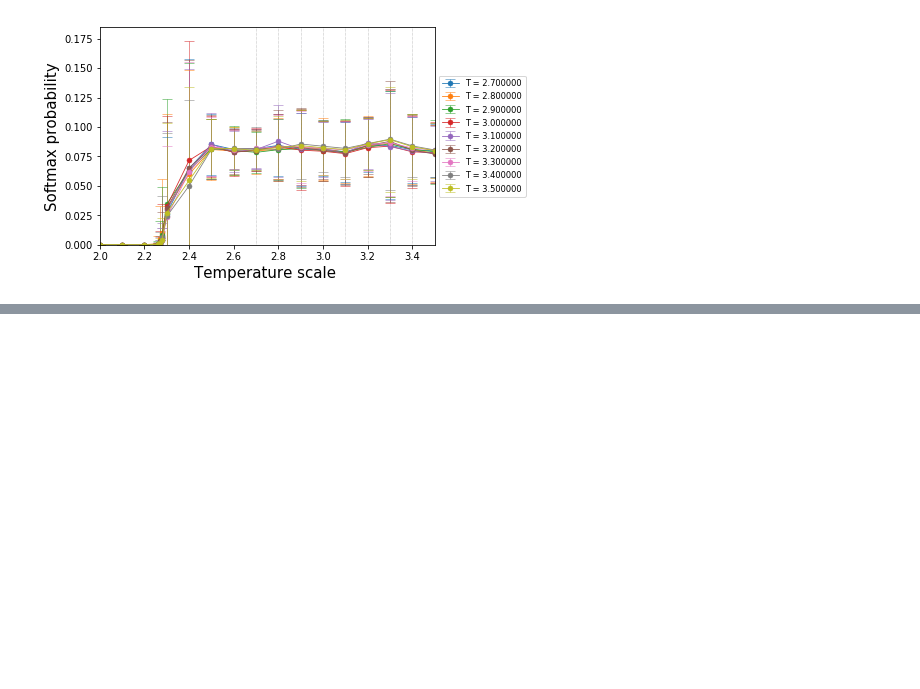
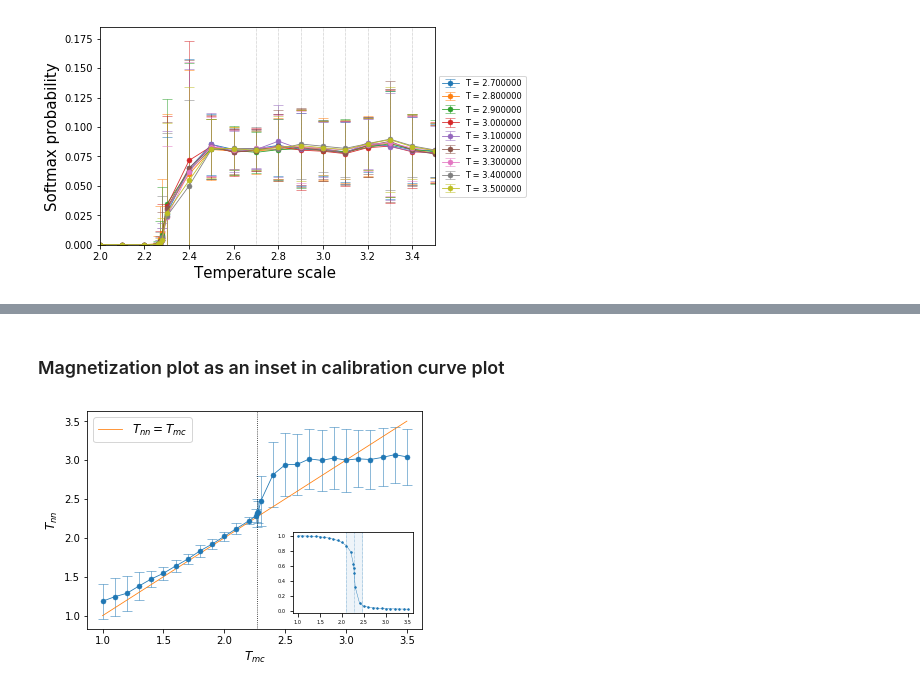
Before and after one commit to rodsveiga/rbm_flows_ising, a Jupyter notebook: NN_L100_thermometer_Onsager_scale.ipynb, the cells around one changed output, grey strips where cells are left out. Drawn from its saved outputs; the diff is of its cells as text; code cells hidden in the pictures; blank space fills up the shorter version.

```diff
--- a/NN_L100_thermometer_Onsager_scale.ipynb
+++ b/NN_L100_thermometer_Onsager_scale.ipynb
@@ -312,7 +312,8 @@ def calibration_curve(temp_,
                       x_min= 1,
                       x_max= 3.5,
                       publication= False,
-                      save= False):
+                      save= False,
+                      show= True):
 
     if publication:
         plt.figure(figsize=(3.375, 0.678*3.375))
@@ -370,7 +371,8 @@ def calibration_curve(temp_,
             path_fig = 'figures/CALIB_THERM_L%d_Onsager.pdf' % L
             plt.savefig(path_fig, bbox_inches='tight')
 
-    plt.show()
+    if show:
+        plt.show()
 # %%
 calibration_curve(temp_,
                   calib_curve,
@@ -447,0 +613,48 @@ thermometer(test_data_,
+# %% [markdown]
+### Magnetization plot as an inset in calibration curve plot
+# %%
+publication= False
+save= False
+L = 100
+
+
+if publication:
+    plt.figure(figsize= (3.375, 0.678*3.375))
+    if save:
+        path_file = 'figures/PUB_CALIB_THERM_L%d_Onsager_INSET.pdf' % L
+
+else:
+    if save:
+        path_file = 'figures/CALIB_THERM_L%d_Onsager_INSET.pdf' % L
+
+
+
+
+calibration_curve(temp_,
+                  calib_curve,
+                  L= L,
+                  x_min= 1.0,
+                  x_max= 3.5,
+                  publication= False,
+                  save= False,
+                  show= False)
+
+a = plt.axes([0.6, 0.18, 0.28, 0.28])
+
+
+mag_plot_std(L= L,
+             spin_MC= ising_data,
+             Tc_scaled= False,
+             temp_c= temp_c,
+             std__c= std__c,
+             save= False,
+             publication= False,
+             show= False,
+             inset= True)
+
+if save:
+    plt.savefig(path_file, bbox_inches='tight')
+
+plt.show()
+# %% [output]
+[figure, added]
```
Also changed, not shown: parts of 9 cells of this notebook, 1 other file.
